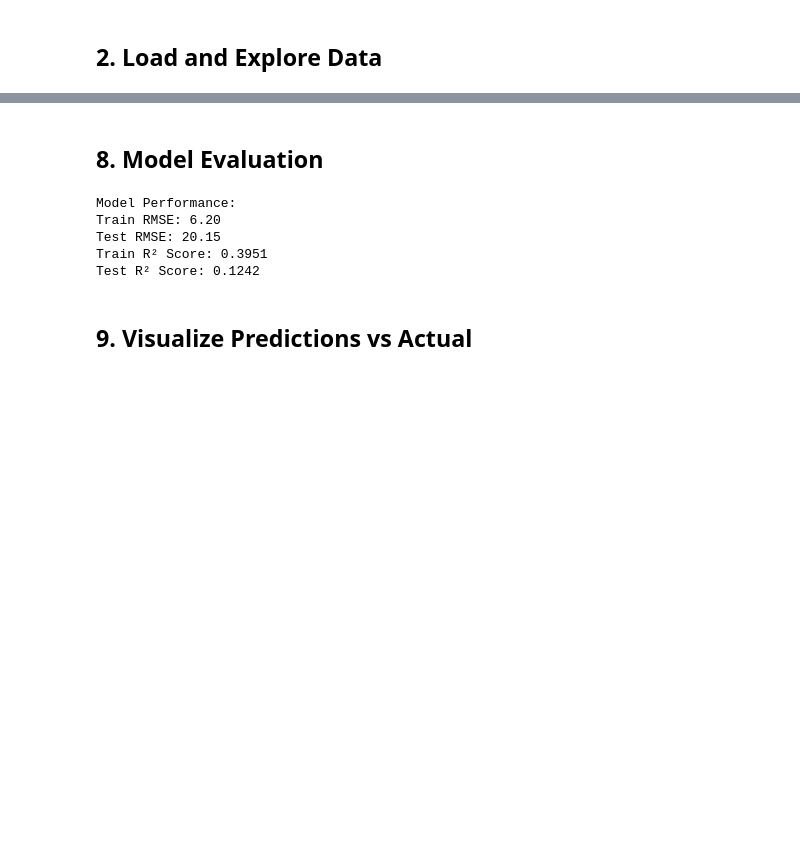
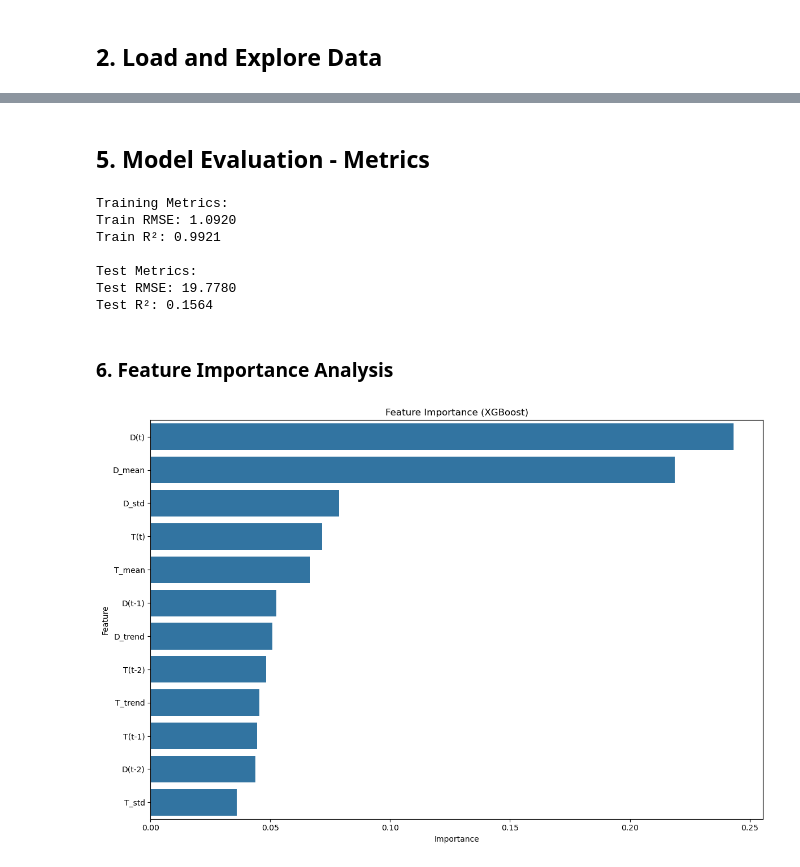
Before and after one commit to KHAYRE-DDINE/Electricity-Price-Prediction-MachineLearning, a Jupyter notebook: electricity_price_prediction.ipynb, the cells around one changed output, grey strips where cells are left out. Saved outputs shown, nothing was run; the diff lists cells and outputs as text; code cells hidden in the pictures; blank space fills up the shorter version.

```diff
--- a/electricity_price_prediction.ipynb
+++ b/electricity_price_prediction.ipynb
@@ -114,25 +119,49 @@ Model training complete
 # %% [markdown]
-## 8. Model Evaluation
+## 5. Model Evaluation - Metrics
 # %%
-y_train_pred = model.predict(X_train_scaled)
-y_test_pred = model.predict(X_test_scaled)
+# Make predictions on training data
+y_train_pred = xgb_model.predict(X_train_scaled)
 
-# Calculate metrics
+# Calculate training metrics
 train_rmse = np.sqrt(mean_squared_error(y_train, y_train_pred))
+train_r2 = r2_score(y_train, y_train_pred)
+
+y_test_pred = xgb_model.predict(X_test_scaled)
+
+# Calculate test metrics
 test_rmse = np.sqrt(mean_squared_error(y_test, y_test_pred))
-train_r2 = r2_score(y_train, y_train_pred)
 test_r2 = r2_score(y_test, y_test_pred)
 
-print("\nModel Performance:")
-print(f"Train RMSE: {train_rmse:.2f}")
-print(f"Test RMSE: {test_rmse:.2f}")
-print(f"Train R² Score: {train_r2:.4f}")
-print(f"Test R² Score: {test_r2:.4f}")
+# Print all metrics
+print("Training Metrics:")
+print(f"Train RMSE: {train_rmse:.4f}")
+print(f"Train R²: {train_r2:.4f}\n")
+
+print("Test Metrics:")
+print(f"Test RMSE: {test_rmse:.4f}")
+print(f"Test R²: {test_r2:.4f}")
 # %% [output]
-Model Performance:
-Train RMSE: 6.20
-Test RMSE: 20.15
-Train R² Score: 0.3951
-Test R² Score: 0.1242
+Training Metrics:
+Train RMSE: 1.0920
+Train R²: 0.9921
+
+Test Metrics:
+Test RMSE: 19.7780
+Test R²: 0.1564
-# %% [markdown]
-## 9. Visualize Predictions vs Actual
+# %% [markdown]
+### 6. Feature Importance Analysis
+# %%
+# Feature Importance visualization
+feature_importance = pd.DataFrame({
+    'Feature': X_train.columns,
+    'Importance': xgb_model.feature_importances_
+}).sort_values('Importance', ascending=False)
+
+# Plot feature importance
+plt.figure(figsize=(12, 8))
+sns.barplot(x='Importance', y='Feature', data=feature_importance)
+plt.title('Feature Importance (XGBoost)')
+plt.tight_layout()
+plt.show()
+# %% [output]
+[figure, added]
```
Also changed, not shown: parts of 21 cells of this notebook, 5 other files.
